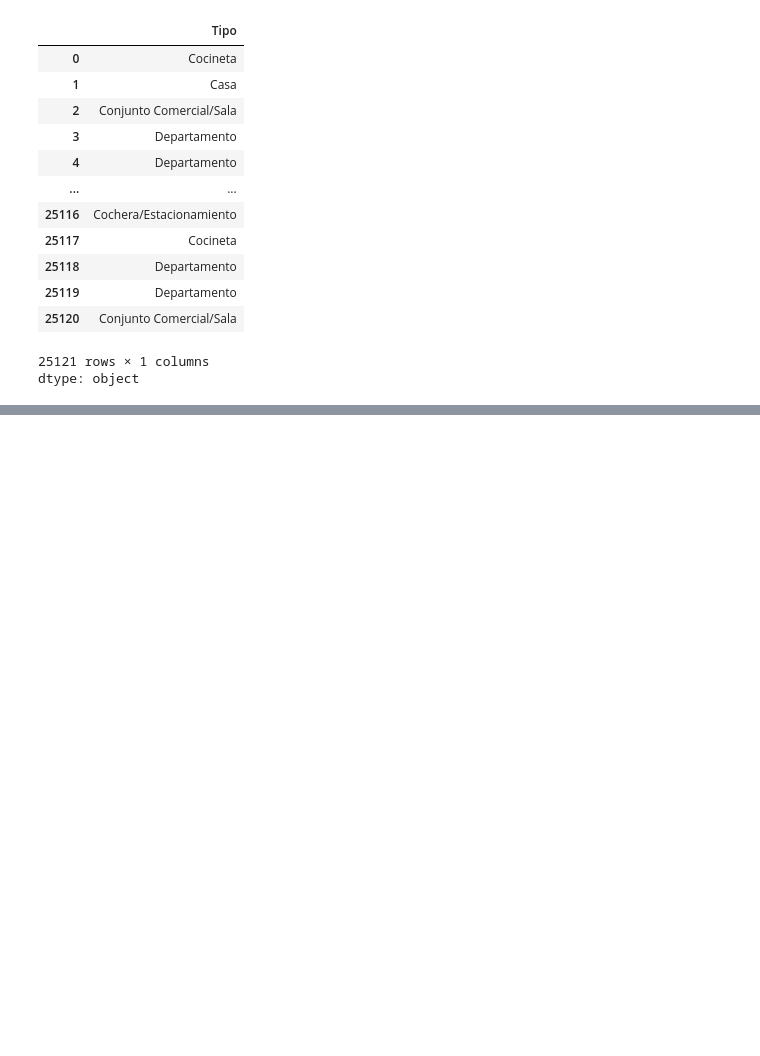
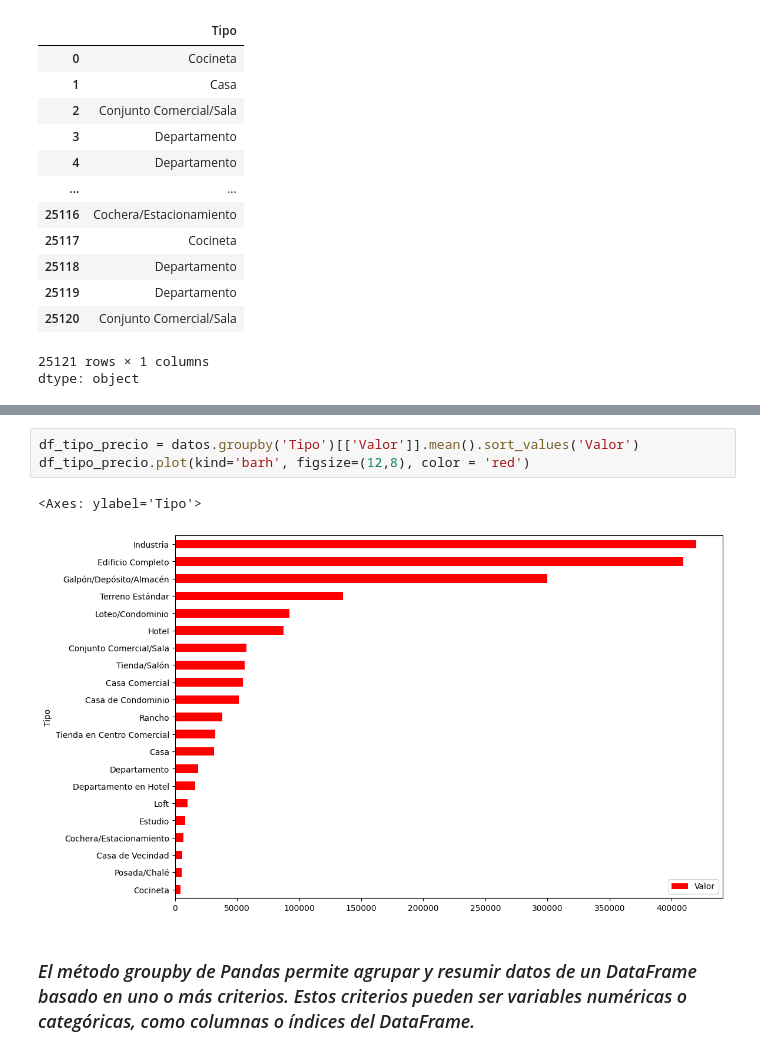
Before and after one commit to Kanuto-eng/alura-oracle, a Jupyter notebook: pythonPandas/inmuebles_CDMX.ipynb, the cells around one changed output, grey strips where cells are left out. Cells and saved outputs as stored; diff of their text form; blank space fills up the shorter version.

```diff
--- a/pythonPandas/inmuebles_CDMX.ipynb
+++ b/pythonPandas/inmuebles_CDMX.ipynb
@@ -185,0 +246,8 @@ dtype: object
+# %%
+df_tipo_precio = datos.groupby('Tipo')[['Valor']].mean().sort_values('Valor')
+df_tipo_precio.plot(kind='barh', figsize=(12,8), color = 'red')
+# %% [output]
+<Axes: ylabel='Tipo'>
+[figure, added]
+# %% [markdown]
+### *El método groupby de Pandas permite agrupar y resumir datos de un DataFrame basado en uno o más criterios. Estos criterios pueden ser variables numéricas o categóricas, como columnas o índices del DataFrame.*
```
Also changed, not shown: parts of 19 cells of this notebook.
